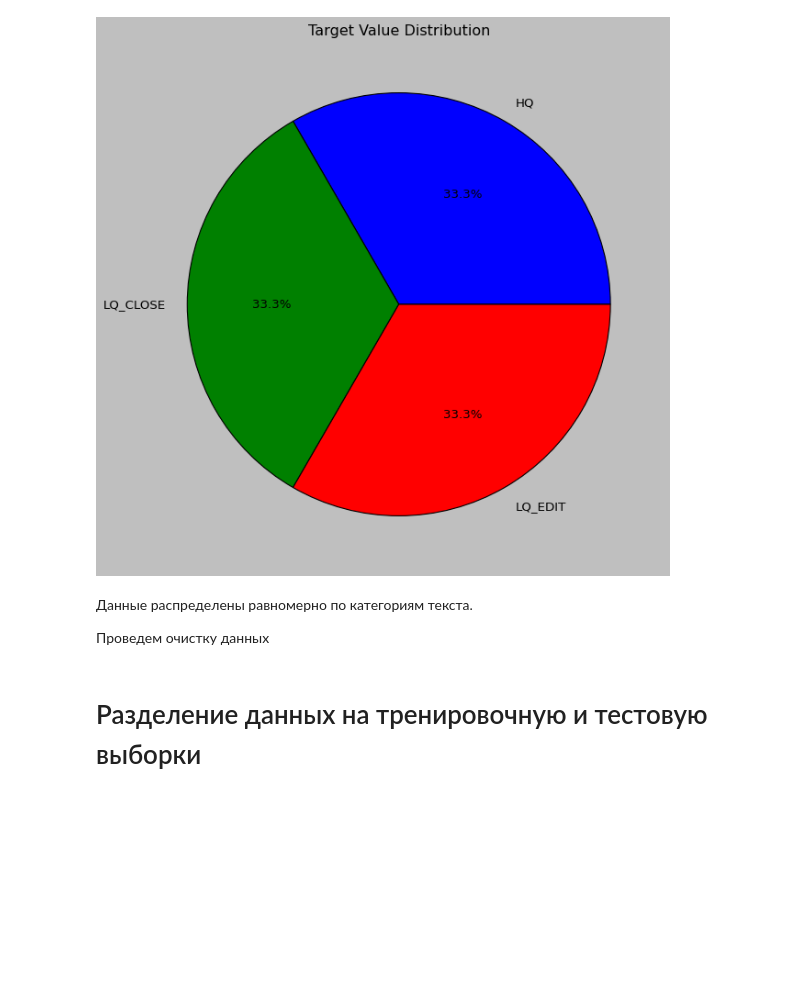
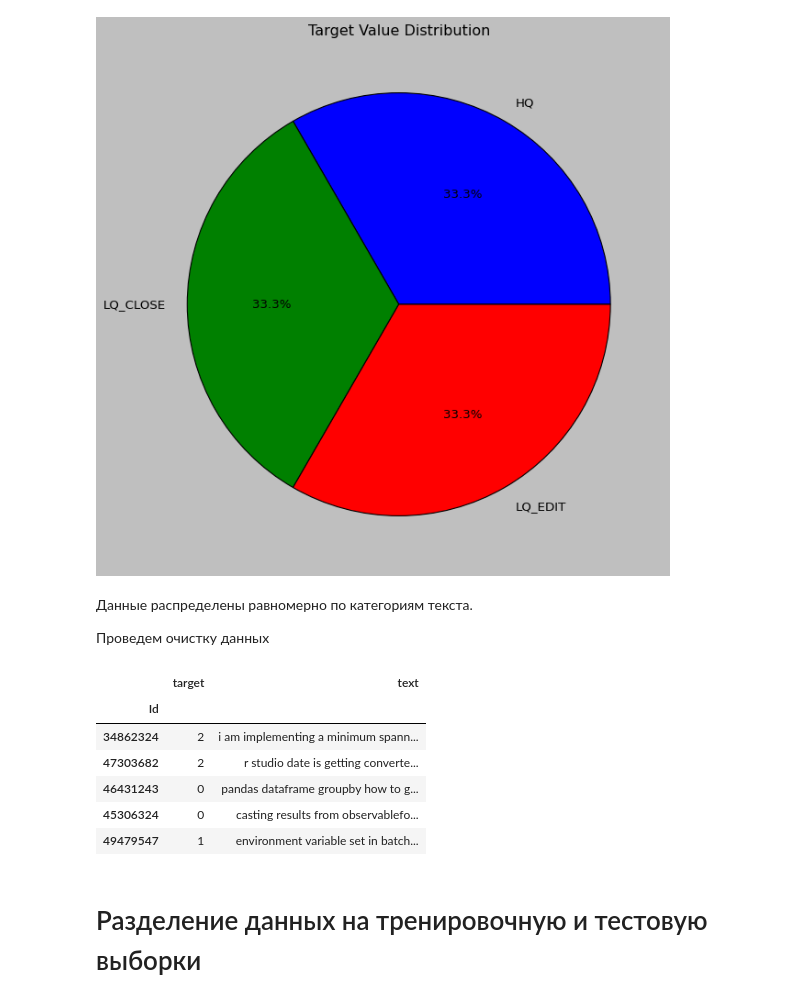
Before and after one commit to DaniilRoman/nlp_course, a Jupyter notebook: NLP_1.ipynb, the cells around one changed output. Drawn from its saved outputs; the diff is of its cells as text; code cells hidden in the pictures; blank space fills up the shorter version.

```diff
--- a/NLP_1.ipynb
+++ b/NLP_1.ipynb
@@ -52,12 +52,25 @@ plt.show()
 
 Проведем очистку данных
 # %%
-def clean_text(text):
+def clean_text(dataframe, field='text'):
+  def clean_str(text):
     text = text.lower()
     text = re.sub(r'[^(a-zA-Z)\s]','', text)
     return text
+  dataframe[field] = data[field].apply(clean_str)
+  return dataframe
 
-data['text'] = data['text'].apply(clean_text)
+data = clean_text(data)
+# %%
+data.head()
+# %% [output]
+|  | target | text |
+| Id |  |  |
+| 34862324 | 2 | i am implementing a minimum spann... |
+| 47303682 | 2 | r studio date is getting converte... |
+| 46431243 | 0 | pandas dataframe groupby how to g... |
+| 45306324 | 0 | casting results from observablefo... |
+| 49479547 | 1 | environment variable set in batch... |
 # %% [markdown]
 # Разделение данных на тренировочную и тестовую выборки
 # %%
```
Also changed, not shown: parts of 6 cells of this notebook.
